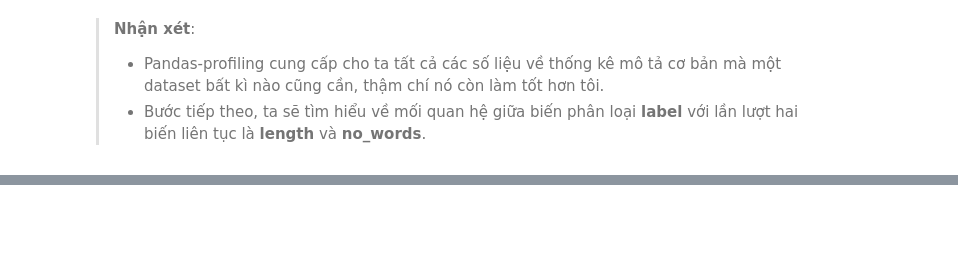
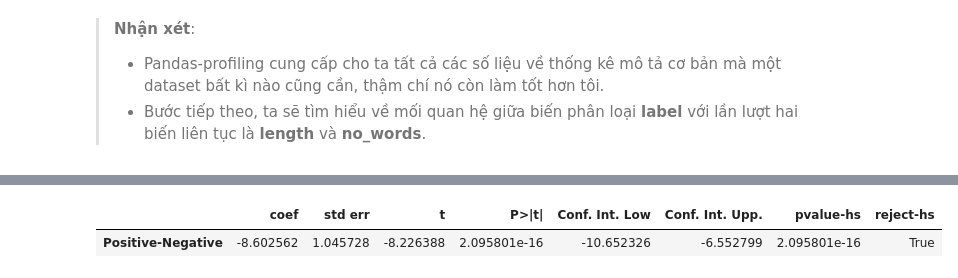
Before and after one commit to cuongpiger/SCL_KHVW_Sentiment_Analysis_Project, a Jupyter notebook: 02.eda.ipynb, the cells around one changed output, grey strips where cells are left out. Cells and saved outputs as stored; diff of their text form; code cells hidden in the pictures; blank space fills up the shorter version.

```diff
--- a/02.eda.ipynb
+++ b/02.eda.ipynb
@@ -182,0 +193,5 @@ profile
+# %%
+Detective.onewayANOVA(reviews, 'length', True)
+# %% [output]
+|  | coef | std err | t | P>|t| | Conf. Int. Low | Conf. Int. Upp. | pvalue-hs | reject-hs |
+| Positive-Negative | -8.602562 | 1.045728 | -8.226388 | 2.095801e-16 | -10.652326 | -6.552799 | 2.095801e-16 | True |
```
Also changed, not shown: parts of 10 cells of this notebook, 1 other file.
